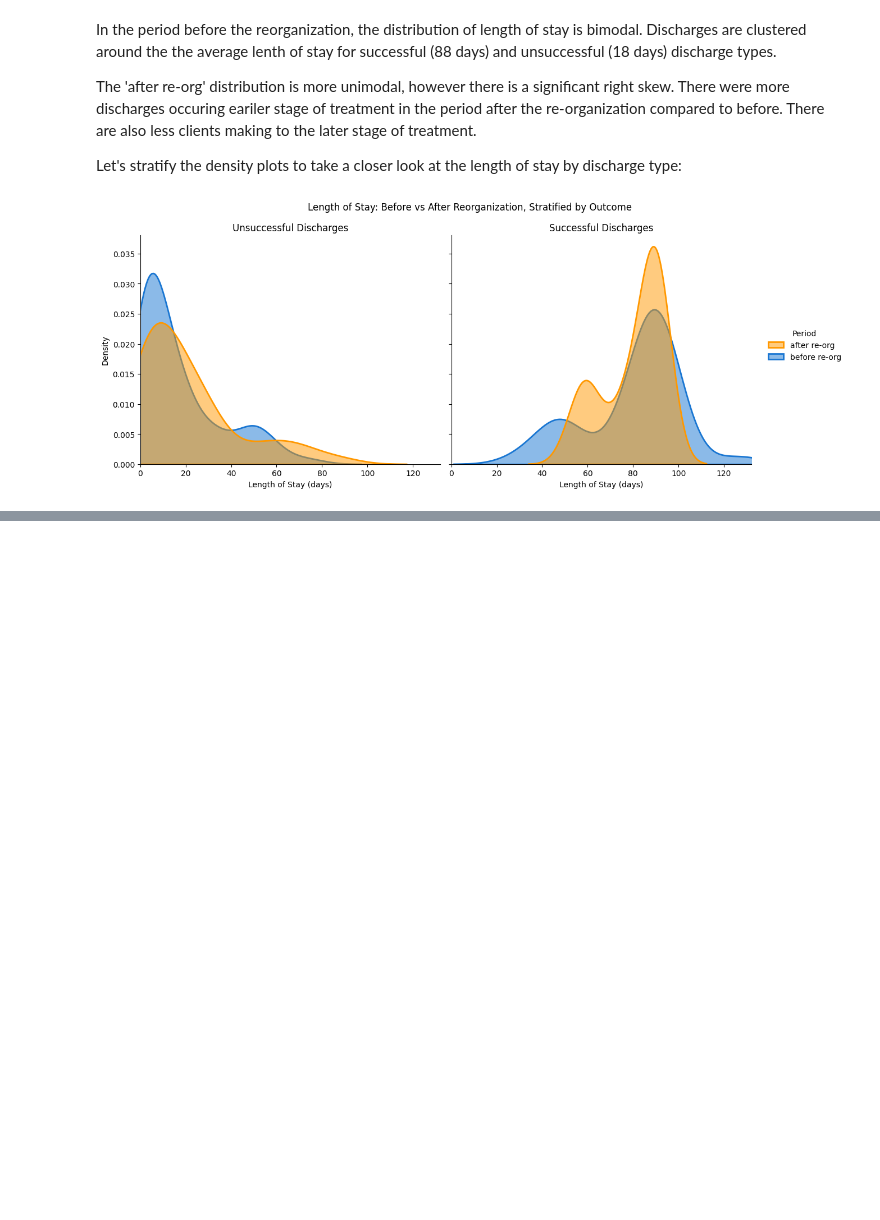
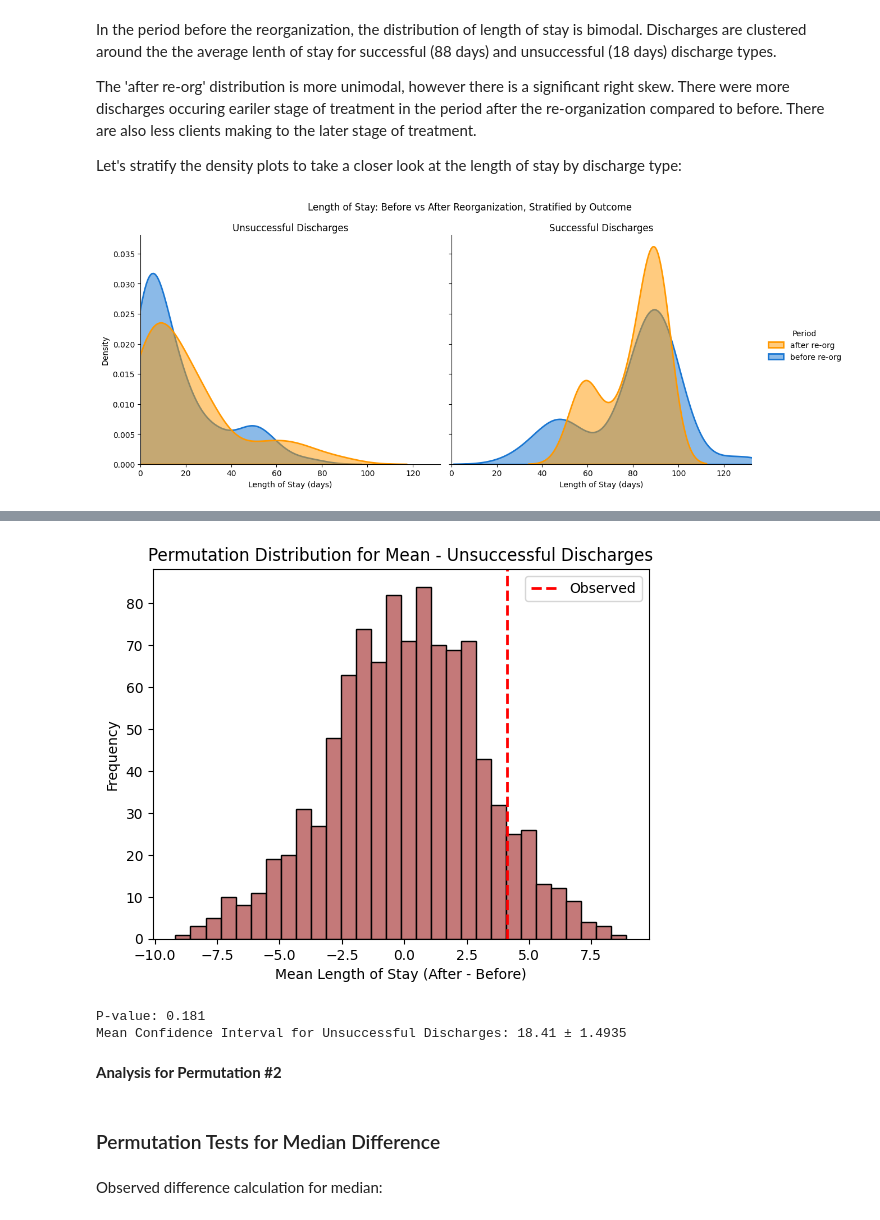
Before and after one commit to tessa-n05/Residential-SUD-Discharge-Analysis, a Jupyter notebook: Discharge_Hypothesis_project.ipynb, the cells around one changed output, grey strips where cells are left out. Cells and saved outputs as stored; diff of their text form; code cells hidden in the pictures; blank space fills up the shorter version.

```diff
--- a/Discharge_Hypothesis_project.ipynb
+++ b/Discharge_Hypothesis_project.ipynb
@@ -320,0 +490,54 @@ Successful discharges:
+# %%
+# Permutation test for unsuccessful discharges
+permuted_diffs2 = [unsuccess_mean_diff]
+
+for i in range(n_iterations):
+    # Shuffle the period labels across unique subjects
+    shuffled_periods = np.random.permutation(original_periods)
+    subject_to_period = dict(zip(unique_subjects, shuffled_periods))
+
+    # Map back to the episode-level dataframe
+    los_shuffled = los.copy()
+    los_shuffled['Permuted_Period'] = los_shuffled['Subject_ID'].map(subject_to_period)
+
+    # Calculate permuted means for unsuccessful discharges
+    mean_before_perm = los_shuffled[
+        (los_shuffled['Permuted_Period'] == 'before re-org') &
+        (los_shuffled['Discharge_Cat'] == 'unsuccessful')
+        ]['Length_of_Stay'].mean()
+
+    mean_after_perm = los_shuffled[
+        (los_shuffled['Permuted_Period'] == 'after re-org') &
+        (los_shuffled['Discharge_Cat'] == 'unsuccessful')
+        ]['Length_of_Stay'].mean()
+
+    permuted_diffs2.append(mean_before_perm - mean_after_perm)
+
+
+#plot results
+plt.hist(permuted_diffs2, bins=30, edgecolor='black', color="#C47979")
+plt.axvline(unsuccess_mean_diff, color='red', linestyle='--', linewidth=2, label='Observed')
+plt.xlabel('Mean Length of Stay (Before - After)')
+plt.ylabel('Frequency')
+plt.title('Permutation Distribution for Mean - Unsuccessful Discharges')
+plt.legend()
+plt.show()
+
+# calculate p value for unsuccessful discharges
+mean_p_value_unsuccess = np.mean(np.abs(permuted_diffs2) >= np.abs(unsuccess_mean_diff))
+print(f"P-value: {mean_p_value_unsuccess:.3f}")
+
+#uncertainty calculation for unsuccessful mean length of stay
+unsuccess_los = los[los['Discharge_Cat'] == 'unsuccessful']['Length_of_Stay']
+uns_mean_val, uns_mean_uncertainty = calculate_mean_uncertainty(unsuccess_los)
+print(f"Mean Confidence Interval for Unsuccessful Discharges: {uns_mean_val:.2f} ± {uns_mean_uncertainty:.4f}")
+# %% [output]
+[figure, added]
+P-value: 0.181
+Mean Confidence Interval for Unsuccessful Discharges: 18.41 ± 1.4935
+# %% [markdown]
+**Analysis for Permutation #2**
+# %% [markdown]
+### Permutation Tests for Median Difference
+# %% [markdown]
+Observed difference calculation for median:
```
Also changed, not shown: parts of 25 cells of this notebook, 2 other files.
